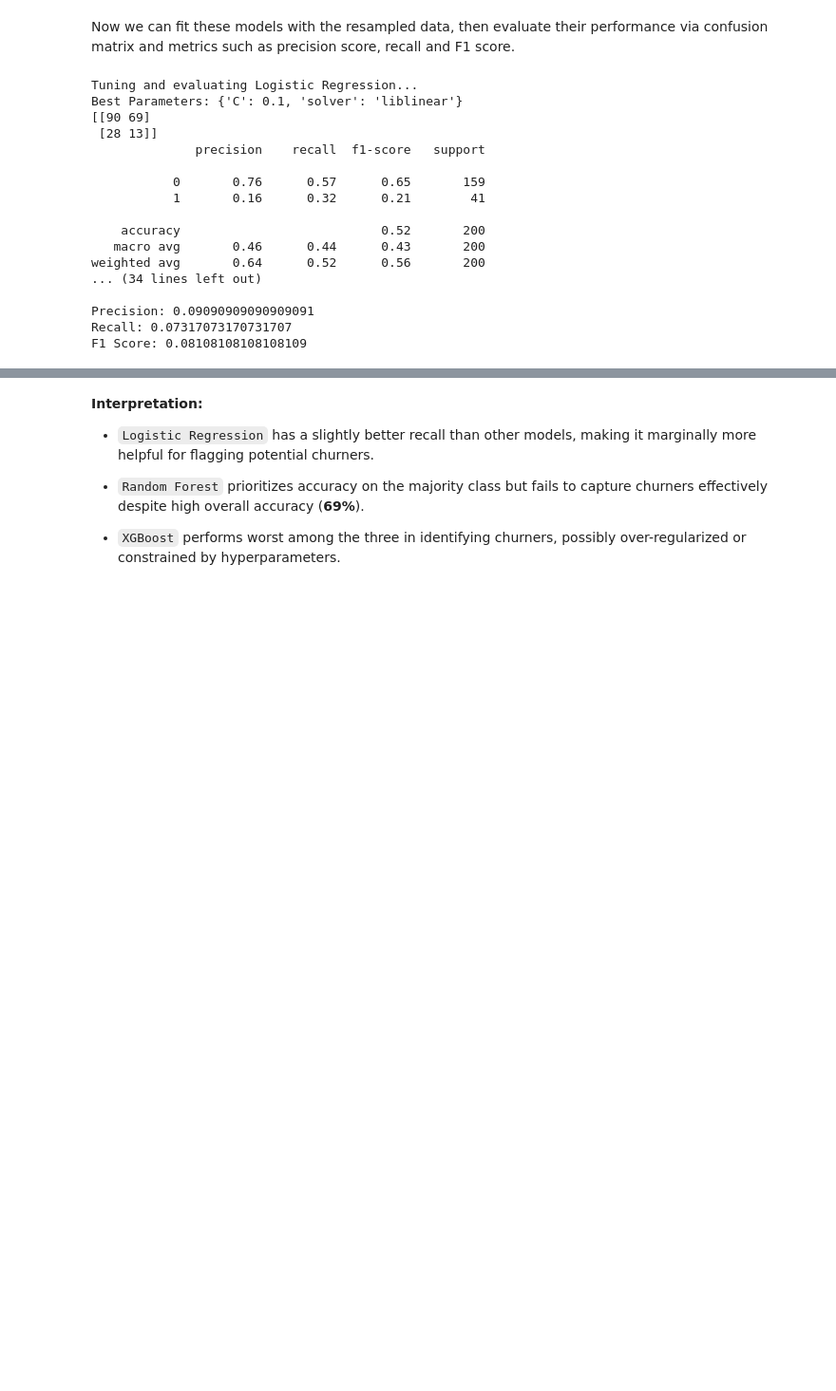
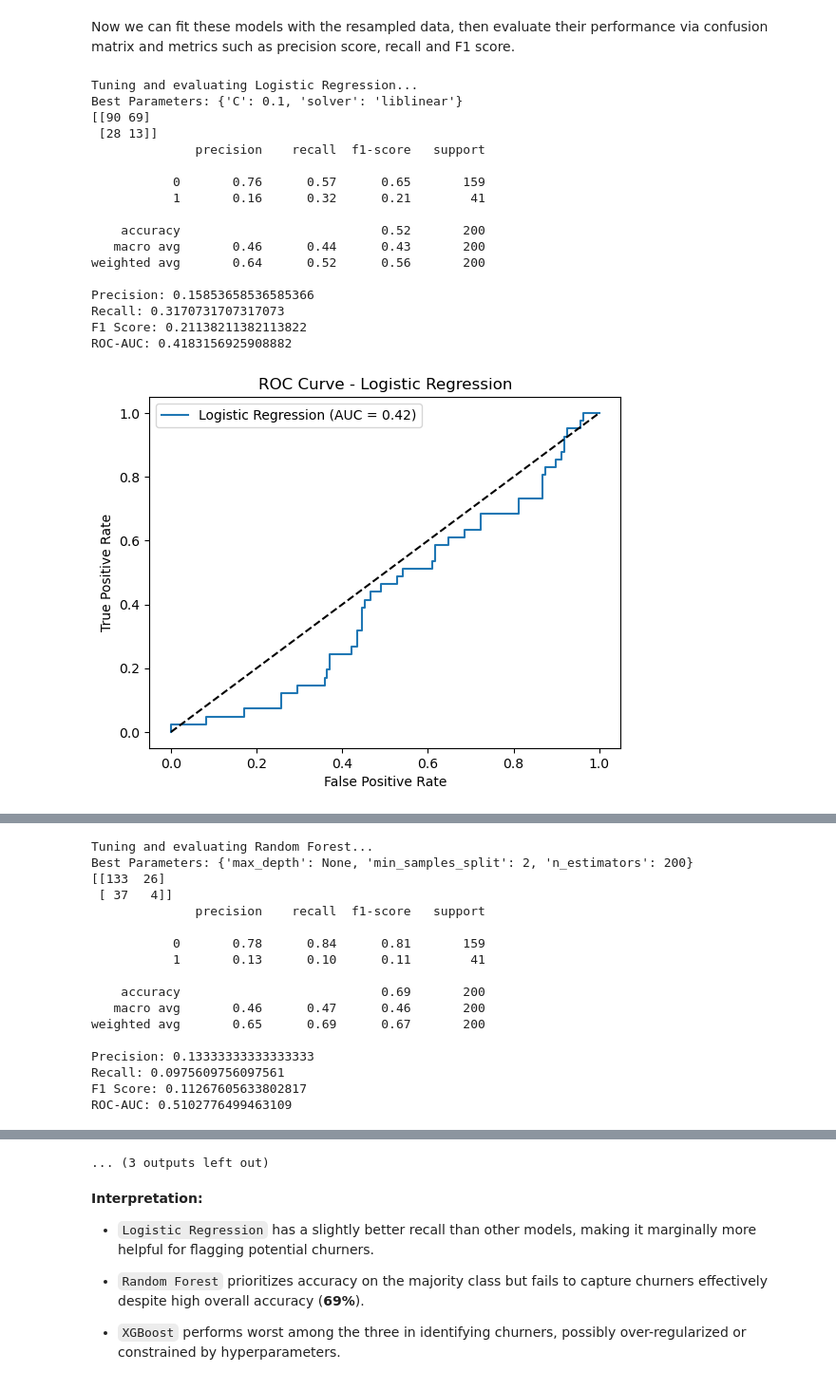
Before and after one commit to ethanaire/Lloyds-Banking-Group-Data-Science-Analytics, a Jupyter notebook: Task 2 - Build a Predictive Model.ipynb, the cells around one changed output, grey strips where cells are left out. Shown: that part at 95% size. Saved outputs shown, nothing was run; the diff lists cells and outputs as text; code cells hidden in the pictures; blank space fills up the shorter version.

```diff
--- a/Task 2 - Build a Predictive Model.ipynb
+++ b/Task 2 - Build a Predictive Model.ipynb
@@ -108,34 +122,62 @@ for name, model in models.items():
         # Train all models
         grid.fit(X_resampled, y_resampled)
         best_models[name] = grid.best_estimator_
         y_pred = grid.predict(X_test)
+        y_proba = grid.predict_proba(X_test)[:, 1] if hasattr(grid, "predict_proba") else None
+
+        # Print evaluation metrics
         print("Best Parameters:", grid.best_params_)
         print(confusion_matrix(y_test, y_pred))
         print(classification_report(y_test, y_pred))
         print("Precision:", precision_score(y_test, y_pred))
         print("Recall:", recall_score(y_test, y_pred))
         print("F1 Score:", f1_score(y_test, y_pred))
 
+        if y_proba is not None:
+            print("ROC-AUC:", roc_auc_score(y_test, y_proba))
+
+            # Plot ROC Curve
+            fpr, tpr, _ = roc_curve(y_test, y_proba)
+            plt.figure()
+            plt.plot(fpr, tpr, label=f"{name} (AUC = {roc_auc_score(y_test, y_proba):.2f})")
+            plt.plot([0, 1], [0, 1], 'k--')
+            plt.xlabel("False Positive Rate")
+            plt.ylabel("True Positive Rate")
+            plt.title(f"ROC Curve - {name}")
+            plt.legend()
+            plt.show()
+
+            # Plot Precision-Recall Curve
+            precision, recall, _ = precision_recall_curve(y_test, y_proba)
+            plt.figure()
+            plt.plot(recall, precision, label=f"{name}")
+            plt.xlabel("Recall")
+            plt.ylabel("Precision")
+            plt.title(f"Precision-Recall Curve - {name}")
+            plt.legend()
+            plt.show()
+
         # Feature importance (if available)
         if hasattr(grid.best_estimator_, 'feature_importances_'):
             importances[name] = grid.best_estimator_.feature_importances_
     except Exception as e:
         print(f"Model {name} failed during GridSearchCV: {e}")
 # %% [output]
 Tuning and evaluating Logistic Regression...
 Best Parameters: {'C': 0.1, 'solver': 'liblinear'}
 [[90 69]
  [28 13]]
               precision    recall  f1-score   support
 
            0       0.76      0.57      0.65       159
            1       0.16      0.32      0.21        41
 
     accuracy                           0.52       200
    macro avg       0.46      0.44      0.43       200
 weighted avg       0.64      0.52      0.56       200
-... (34 lines left out)
 
-Precision: 0.09090909090909091
-Recall: 0.07317073170731707
-F1 Score: 0.08108108108108109
+Precision: 0.15853658536585366
+Recall: 0.3170731707317073
+F1 Score: 0.21138211382113822
+ROC-AUC: 0.4183156925908882
+[figure, added]
@@ -141,0 +185,17 @@ F1 Score: 0.08108108108108109
+Tuning and evaluating Random Forest...
+Best Parameters: {'max_depth': None, 'min_samples_split': 2, 'n_estimators': 200}
+[[133  26]
+ [ 37   4]]
+              precision    recall  f1-score   support
+
+           0       0.78      0.84      0.81       159
+           1       0.13      0.10      0.11        41
+
+    accuracy                           0.69       200
+   macro avg       0.46      0.47      0.46       200
+weighted avg       0.65      0.69      0.67       200
+
+Precision: 0.13333333333333333
+Recall: 0.0975609756097561
+F1 Score: 0.11267605633802817
+ROC-AUC: 0.5102776499463109
@@ -142,3 +242,4 @@ F1 Score: 0.08108108108108109
+... (3 outputs left out)
 # %% [markdown]
 **Interpretation:**
 
```
Also changed, not shown: parts of 5 cells of this notebook.
